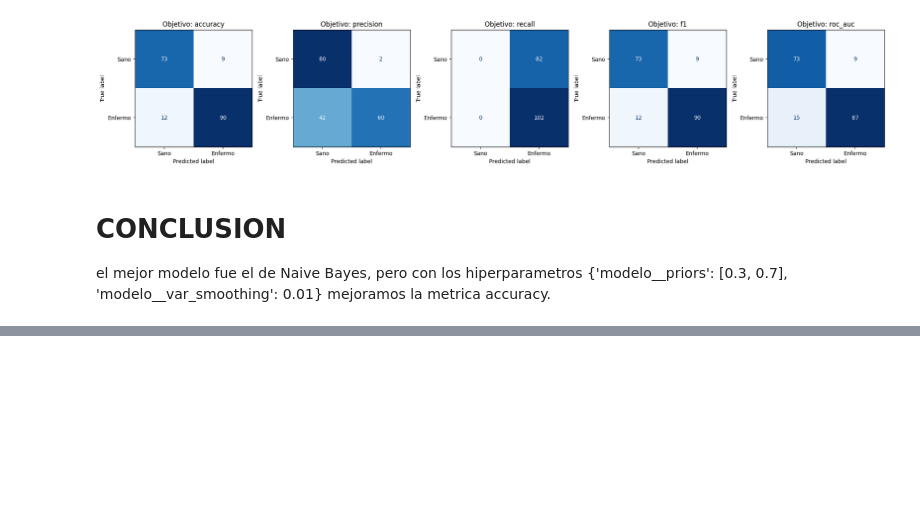
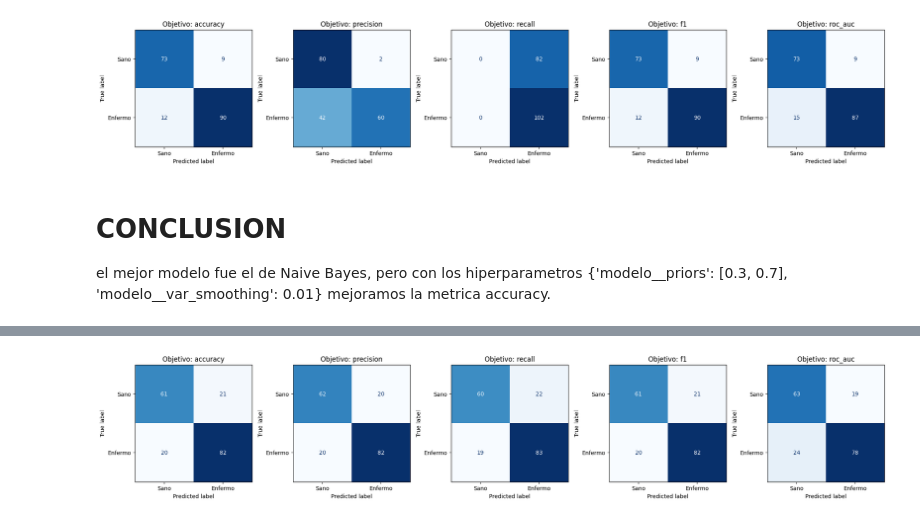
Before and after one commit to chelseame/IA_practicas, a Jupyter notebook: Parcial 2/Practica_SVM_Reglog_NB.ipynb, the cells around one changed output, grey strips where cells are left out. Cells and saved outputs as stored; diff of their text form; code cells hidden in the pictures; blank space fills up the shorter version.

```diff
--- a/Parcial 2/Practica_SVM_Reglog_NB.ipynb
+++ b/Parcial 2/Practica_SVM_Reglog_NB.ipynb
@@ -571,0 +627,16 @@ el mejor modelo fue el de Naive Bayes, pero con los hiperparametros {'modelo__pr
+# %%
+rejilla_arbol = {
+    "modelo__max_depth":        [2, 3, 4, 5, 6, 8, None],     # None = sin límite
+    "modelo__min_samples_leaf": [1, 5, 10, 20],
+    "modelo__criterion":        ["gini", "entropy"],
+    "modelo__class_weight":     [None, "balanced"],
+}
+# 7 × 4 × 2 × 2 = 112 combinaciones (muchas, pero cada árbol tarda milisegundos)
+# %%
+mejores_modelos= {}
+
+for metrica in metricas:
+    busqueda = GridSearchCV(dtree_base, rejilla_arbol, scoring=metrica, cv=5, n_jobs=1)
+    busqueda.fit(X_train, y_train)
+    mejores_modelos[metrica]=busqueda.best_estimator_
+    print(f'{metrica}>>{round(busqueda.best_score_, 3)}, {busqueda.best_params_}')
@@ -571,0 +649,14 @@ el mejor modelo fue el de Naive Bayes, pero con los hiperparametros {'modelo__pr
+# %%
+#mostrando todas las matrices de confusion
+fig, ejes = plt.subplots(1, 5, figsize=(20, 4))      # 1 fila con 5 recuadros
+
+for eje, metrica in zip(ejes, metricas):
+    y_pred = mejores_modelos[metrica].predict(X_test)
+    ConfusionMatrixDisplay.from_predictions(y_test, y_pred, display_labels=clases,
+                                            cmap="Blues", colorbar=False, ax=eje)
+    eje.set_title(f"Objetivo: {metrica}")
+
+plt.tight_layout()
+plt.show()
+# %% [output]
+[figure, added]
```
Also changed, not shown: parts of 13 cells of this notebook.
